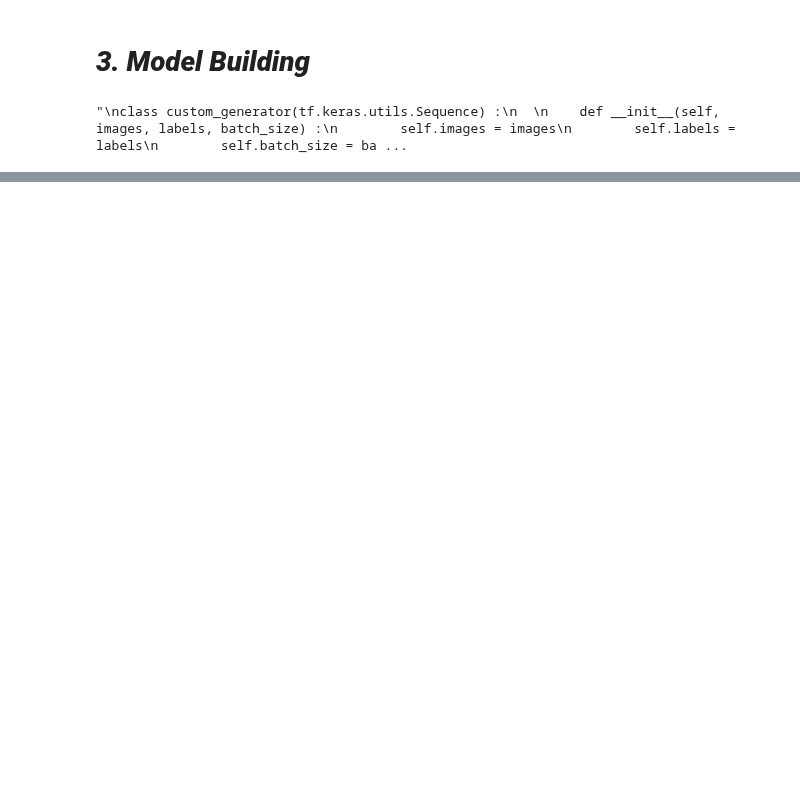
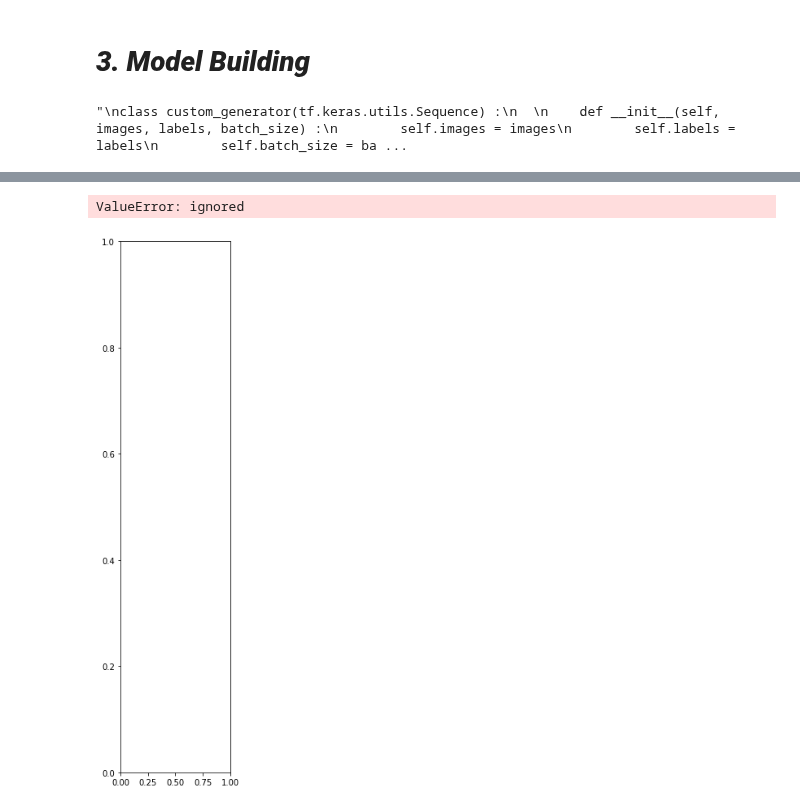
Before and after one commit to srilamaiti/SM_MIDS_W207_HW, a Jupyter notebook: Untitled67.ipynb, the cells around one changed output, grey strips where cells are left out. Cells and saved outputs as stored; diff of their text form; code cells hidden in the pictures; blank space fills up the shorter version.

```diff
--- a/Untitled67.ipynb
+++ b/Untitled67.ipynb
@@ -1658,0 +1679,5 @@ InvalidArgumentError: ignored
+# %%
+misc_proc.print_image_in_diff_orientation(data_proc.train_file_list[0])
+# %% [output]
+ValueError: ignored
+[figure, added]
```
Also changed, not shown: parts of 5 cells of this notebook.
